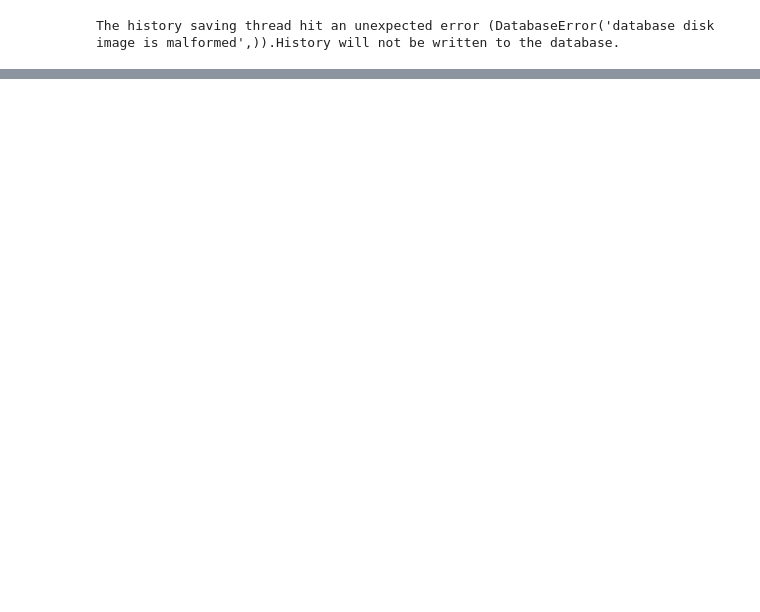
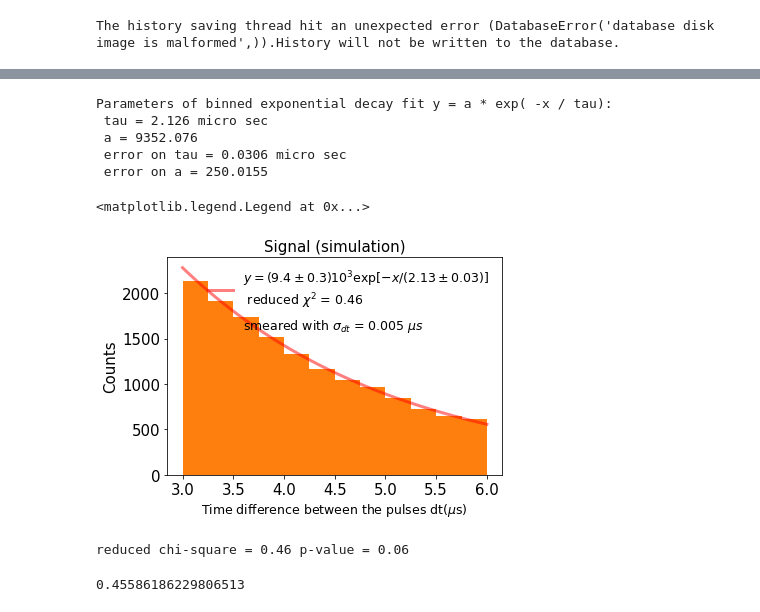
Before and after one commit to y-song/school, a Jupyter notebook: physics111b/lab 3 simulation.ipynb, the cells around one changed output, grey strips where cells are left out. Drawn from its saved outputs; the diff is of its cells as text; code cells hidden in the pictures; blank space fills up the shorter version.

```diff
--- a/physics111b/lab 3 simulation.ipynb
+++ b/physics111b/lab 3 simulation.ipynb
@@ -84,0 +105,33 @@ reduced chi-square = 0.76 p-value = 0.10
+# %%
+popt, pcov = curve_fit(decay, x, y, p0=[2, 1e4]) # pcov is the covariance matrix for the fit parameters
+
+print 'Parameters of binned exponential decay fit y = a * exp( -x / tau):'
+print ' tau =','%.3f'%(popt[0]),'micro sec'
+print ' a =','%.3f'%(popt[1])
+print ' error on tau =', '%.4f'%(np.sqrt(pcov[0][0])), 'micro sec'
+print ' error on a =', '%.4f'%(np.sqrt(pcov[1][1]))
+# %% [output]
+Parameters of binned exponential decay fit y = a * exp( -x / tau):
+ tau = 2.126 micro sec
+ a = 9352.076
+ error on tau = 0.0306 micro sec
+ error on a = 250.0155
+# %%
+arange = np.arange(low, high+0.05, 0.05)
+plt.hist(binEdges[:-1], binEdges, weights=y, color='C1', label='smeared with $\sigma_{dt}$ = 0.005 $\mu s$')
+plt.plot(arange, decay(arange,popt[0],popt[1]),label=r'$y= (9.4 \pm 0.3) 10^3 \exp[-x/(2.13 \pm 0.03)]$'+' \n reduced $\chi^2$ = 0.46',linewidth=3,alpha=.5,color='r')
+plt.xlabel('Time difference between the pulses dt($\mu$s)', fontsize=12.5)
+plt.xticks(fontsize=15)
+plt.ylabel('Counts', fontsize=15)
+plt.yticks(fontsize=15)
+plt.title('Signal (simulation)', fontsize=15)
+plt.legend(prop={'size': 12.5}, frameon=False, loc='upper right')
+# %% [output]
+<matplotlib.legend.Legend at 0x...>
+[figure, added]
+# %%
+sigma = np.sqrt(y)
+getRedChi2(y, decay(x, popt[0], popt[1]), sigma)
+# %% [output]
+reduced chi-square = 0.46 p-value = 0.06
+0.45586186229806513
```
Also changed, not shown: parts of 7 cells of this notebook.
